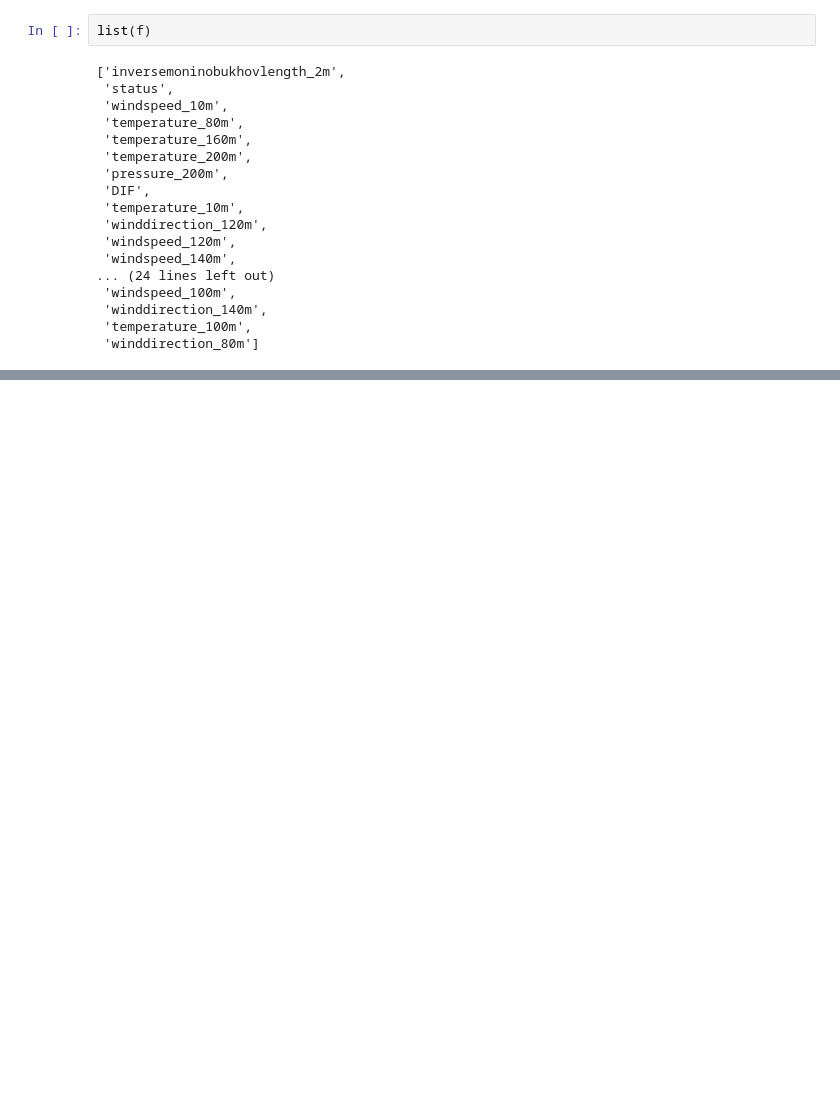
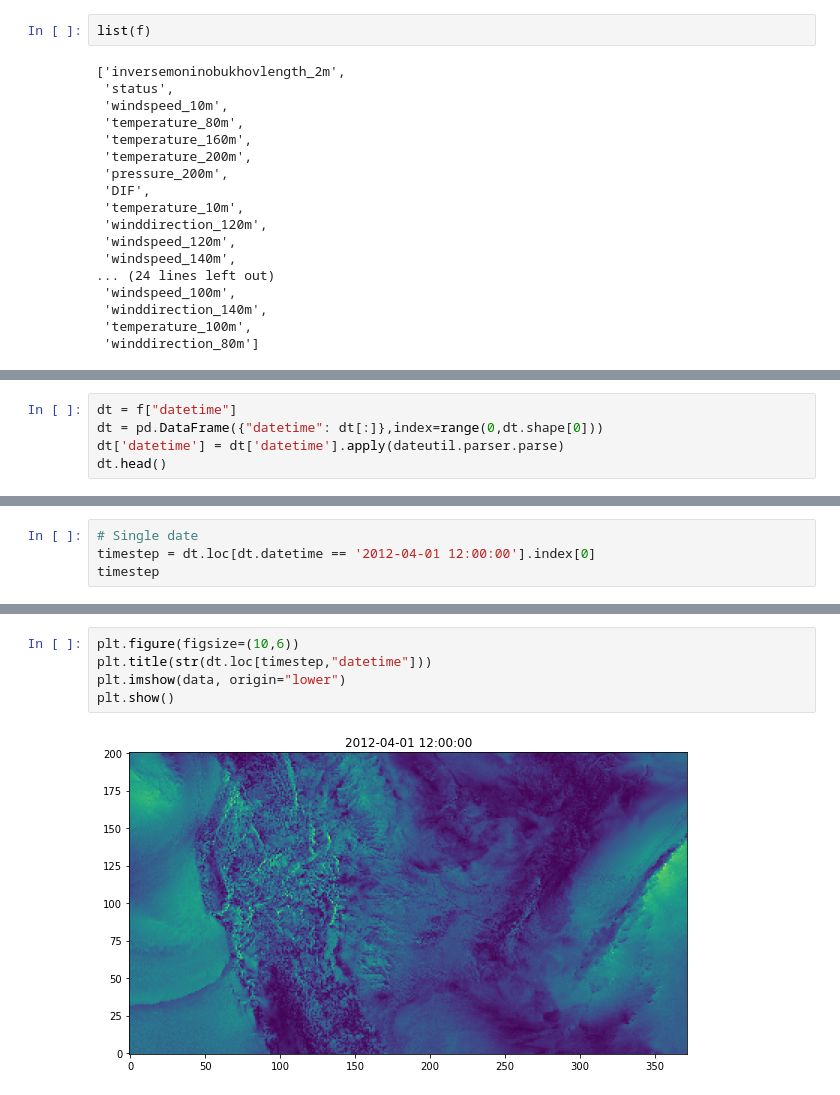
Before and after one commit to jeffakins/wind_power, a Jupyter notebook: wind_power_notebook.ipynb, the cells around one changed output, grey strips where cells are left out. Cells and saved outputs as stored; diff of their text form; blank space fills up the shorter version.

```diff
--- a/wind_power_notebook.ipynb
+++ b/wind_power_notebook.ipynb
@@ -62,0 +79,5 @@ list(f)
+# %%
+dt = f["datetime"]
+dt = pd.DataFrame({"datetime": dt[:]},index=range(0,dt.shape[0]))
+dt['datetime'] = dt['datetime'].apply(dateutil.parser.parse)
+dt.head()
@@ -62,0 +116,4 @@ list(f)
+# %%
+# Single date
+timestep = dt.loc[dt.datetime == '2012-04-01 12:00:00'].index[0]
+timestep
@@ -62,0 +127,7 @@ list(f)
+# %%
+plt.figure(figsize=(10,6))
+plt.title(str(dt.loc[timestep,"datetime"]))
+plt.imshow(data, origin="lower")
+plt.show()
+# %% [output]
+[figure, added]
```
Also changed, not shown: parts of 12 cells of this notebook.
